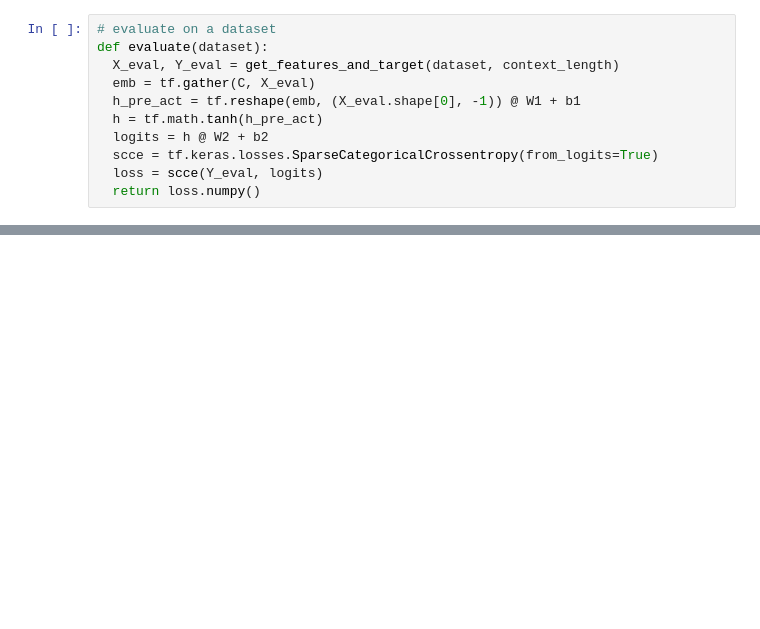
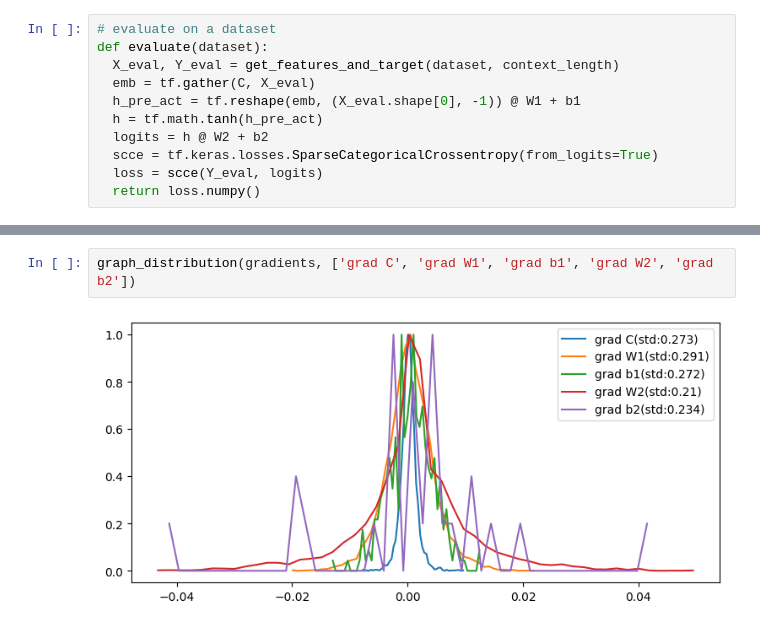
Before and after one commit to banished-panda/makemore, a Jupyter notebook: Makemore(C).ipynb, the cells around one changed output, grey strips where cells are left out. Cells and saved outputs as stored; diff of their text form; blank space fills up the shorter version.

```diff
--- a/Makemore(C).ipynb
+++ b/Makemore(C).ipynb
@@ -191,3 +215,7 @@ evaluate(words_trn), evaluate(words_dev)
+# %%
+graph_distribution(gradients, ['grad C', 'grad W1', 'grad b1', 'grad W2', 'grad b2'])
+# %% [output]
+[figure, added]
 # %%
 # sampling
 tf.random.set_seed(random_seed)
```
Also changed, not shown: parts of 16 cells of this notebook.
